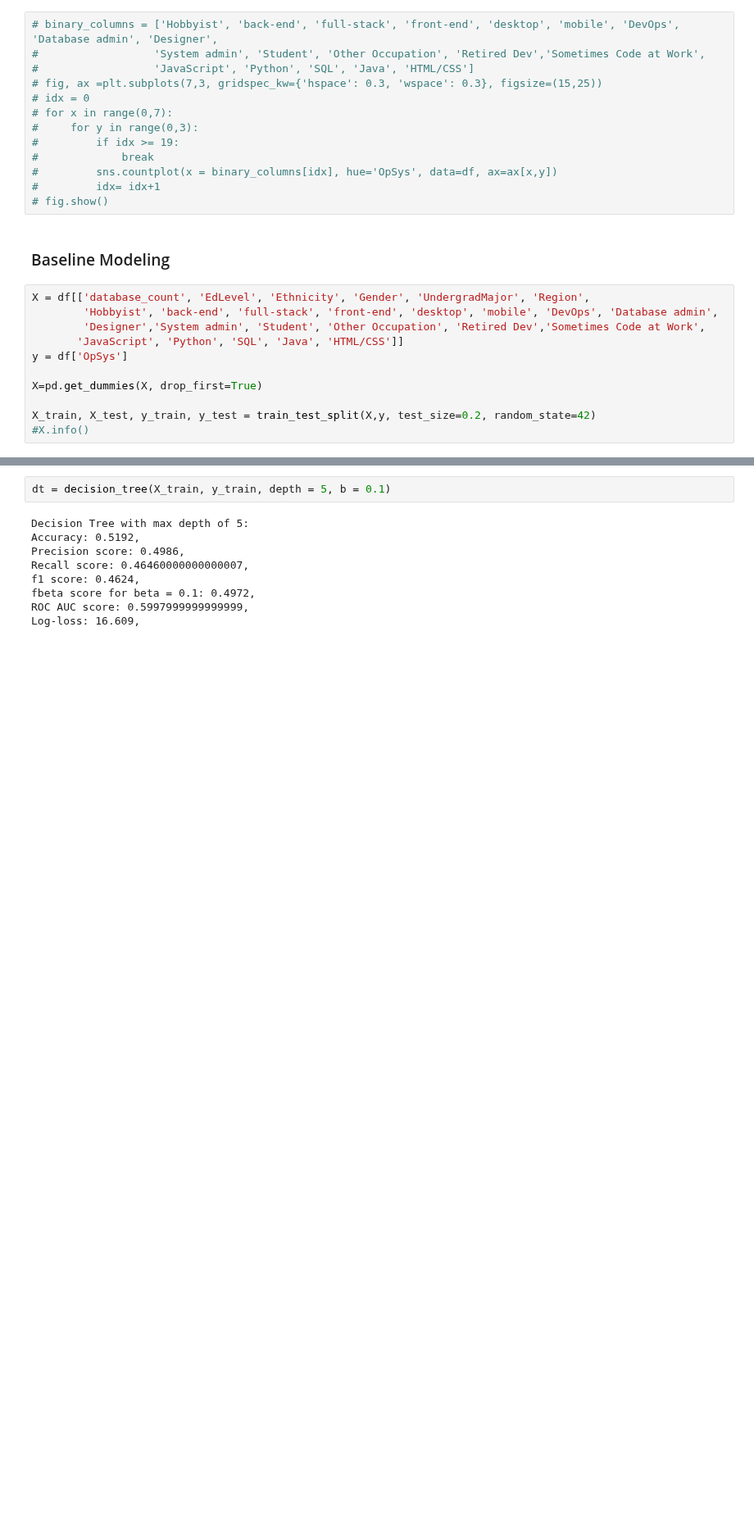
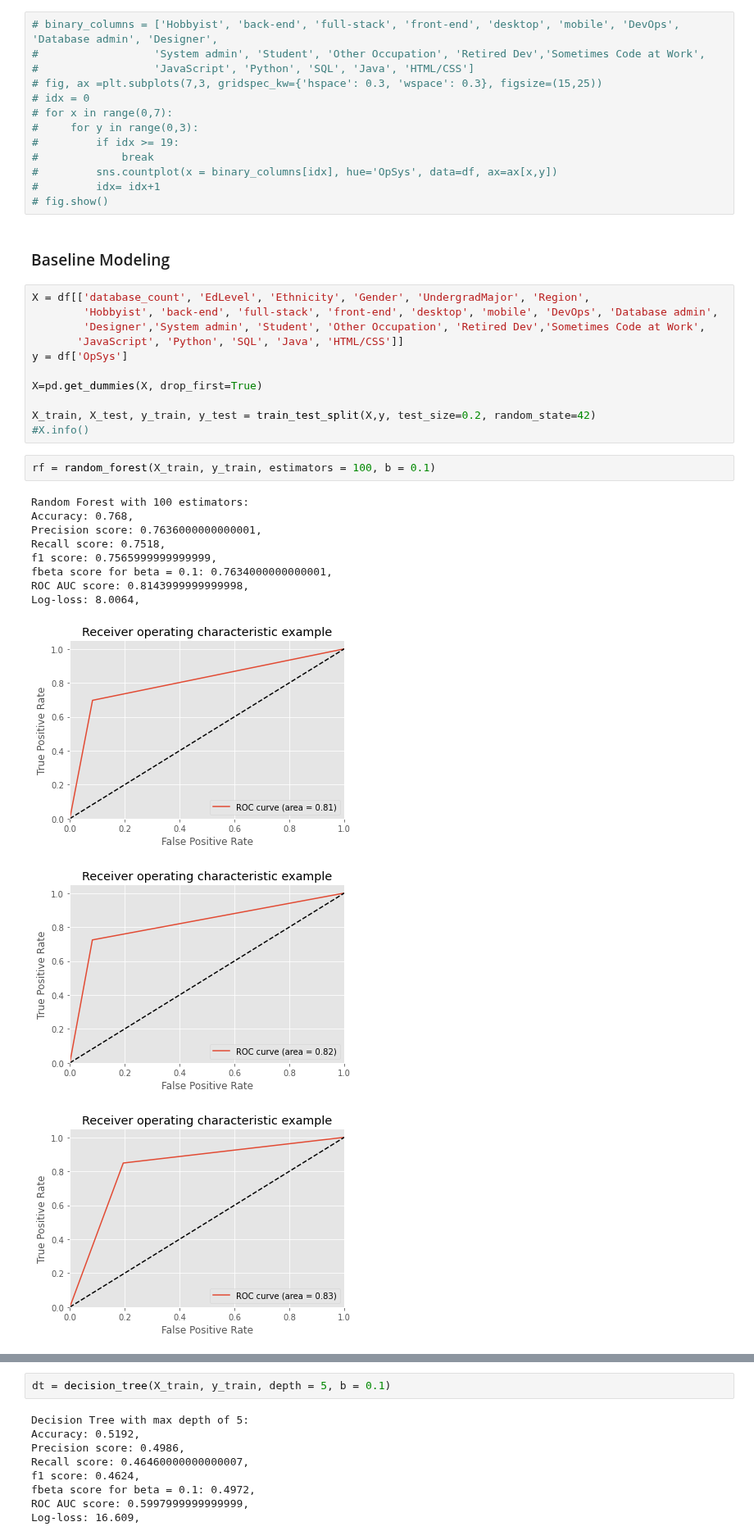
Before and after one commit to racheldilley1/coding-language-predictor, a Jupyter notebook: Notebooks/EDA and Modeling Notebook.ipynb, the cells around one changed output, grey strips where cells are left out. Shown at 82% size. Cells and saved outputs as stored; diff of their text form; blank space fills up the shorter version.

```diff
--- a/Notebooks/EDA and Modeling Notebook.ipynb
+++ b/Notebooks/EDA and Modeling Notebook.ipynb
@@ -64,3 +65,17 @@ X=pd.get_dummies(X, drop_first=True)
 
 X_train, X_test, y_train, y_test = train_test_split(X,y, test_size=0.2, random_state=42)
 #X.info()
+# %%
+rf = random_forest(X_train, y_train, estimators = 100, b = 0.1)
+# %% [output]
+Random Forest with 100 estimators:
+Accuracy: 0.768,
+Precision score: 0.7636000000000001,
+Recall score: 0.7518,
+f1 score: 0.7565999999999999,
+fbeta score for beta = 0.1: 0.7634000000000001,
+ROC AUC score: 0.8143999999999998,
+Log-loss: 8.0064,
+[figure, added]
+[figure, added]
+[figure, added]
```
Also changed, not shown: parts of 3 cells of this notebook, 1 other file.
